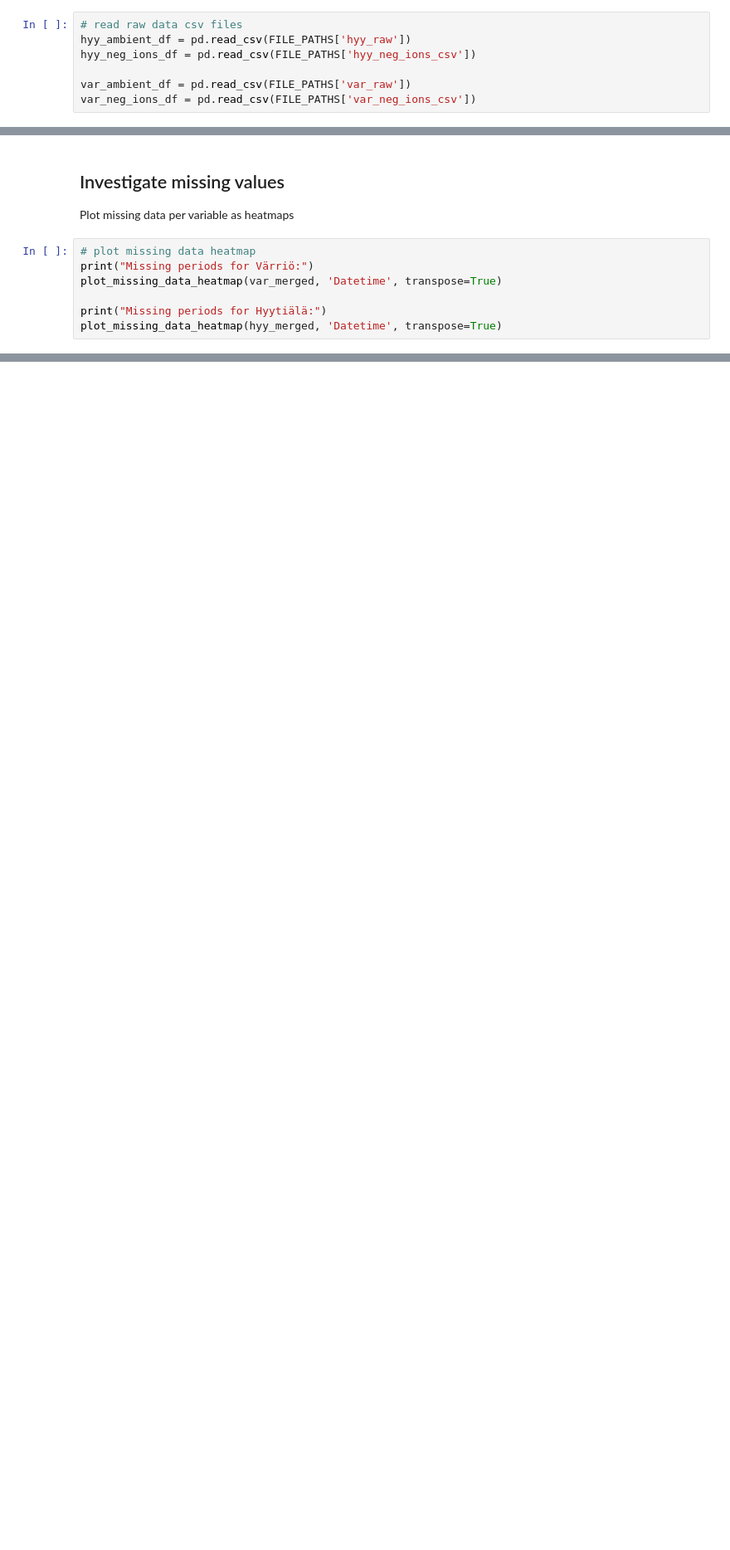
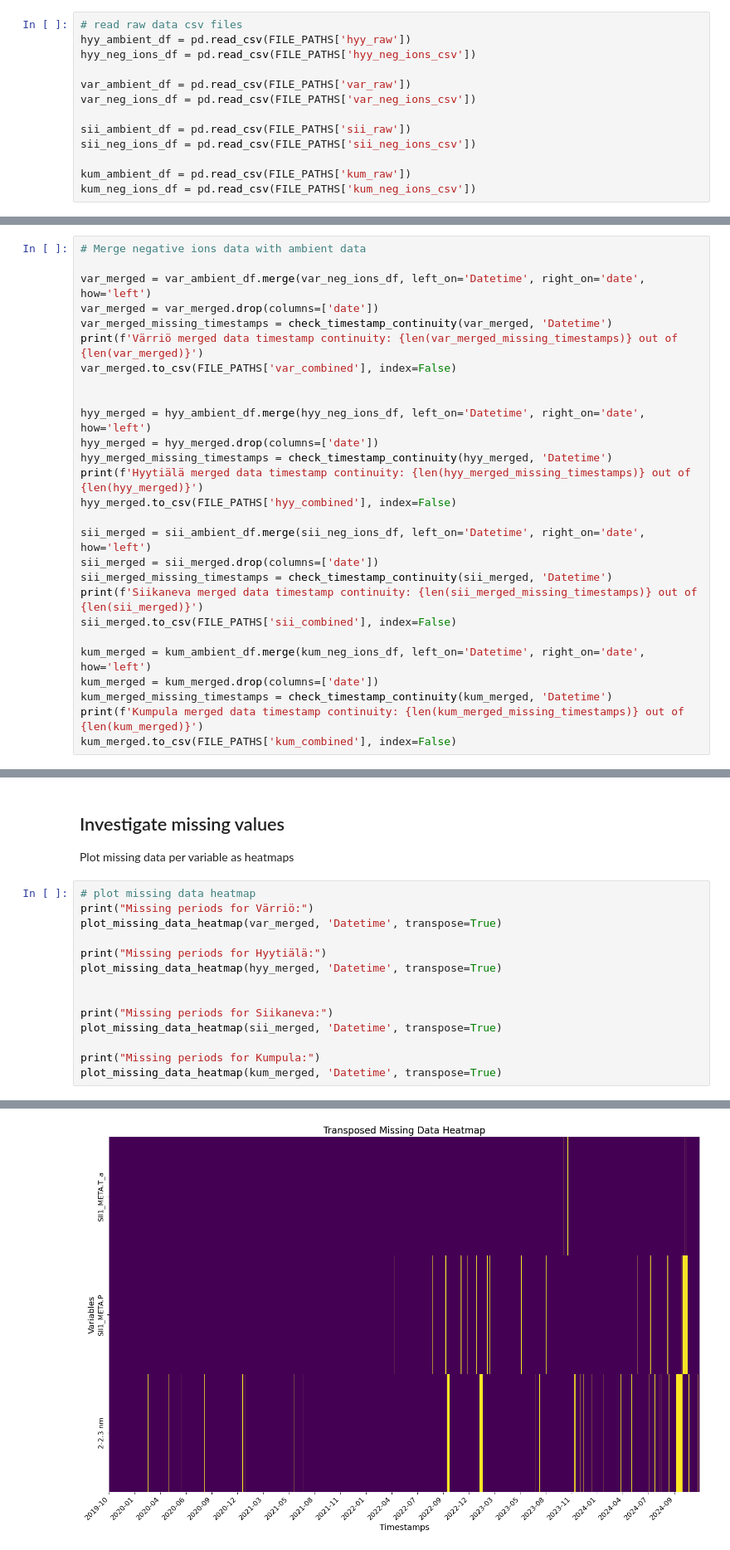
Before and after one commit to miahro/NegativeIons, a Jupyter notebook: src/preprocessing.ipynb, the cells around one changed output, grey strips where cells are left out. Shown at 83% size. Cells and saved outputs as stored; diff of their text form; blank space fills up the shorter version.

```diff
--- a/src/preprocessing.ipynb
+++ b/src/preprocessing.ipynb
@@ -27,6 +27,12 @@ hyy_neg_ions_df = pd.read_csv(FILE_PATHS['hyy_neg_ions_csv'])
 
 var_ambient_df = pd.read_csv(FILE_PATHS['var_raw'])
 var_neg_ions_df = pd.read_csv(FILE_PATHS['var_neg_ions_csv'])
+
+sii_ambient_df = pd.read_csv(FILE_PATHS['sii_raw'])
+sii_neg_ions_df = pd.read_csv(FILE_PATHS['sii_neg_ions_csv'])
+
+kum_ambient_df = pd.read_csv(FILE_PATHS['kum_raw'])
+kum_neg_ions_df = pd.read_csv(FILE_PATHS['kum_neg_ions_csv'])
 # %% [markdown]
 ##
 # %% [markdown]
@@ -110,0 +124,27 @@ Värriö merged data timestamp continuity: 0 out of 100943
+# %%
+# Merge negative ions data with ambient data
+
+var_merged = var_ambient_df.merge(var_neg_ions_df, left_on='Datetime', right_on='date', how='left')
+var_merged = var_merged.drop(columns=['date'])
+var_merged_missing_timestamps = check_timestamp_continuity(var_merged, 'Datetime')
+print(f'Värriö merged data timestamp continuity: {len(var_merged_missing_timestamps)} out of {len(var_merged)}')
+var_merged.to_csv(FILE_PATHS['var_combined'], index=False)
+
+
+hyy_merged = hyy_ambient_df.merge(hyy_neg_ions_df, left_on='Datetime', right_on='date', how='left')
+hyy_merged = hyy_merged.drop(columns=['date'])
+hyy_merged_missing_timestamps = check_timestamp_continuity(hyy_merged, 'Datetime')
+print(f'Hyytiälä merged data timestamp continuity: {len(hyy_merged_missing_timestamps)} out of {len(hyy_merged)}')
+hyy_merged.to_csv(FILE_PATHS['hyy_combined'], index=False)
+
+sii_merged = sii_ambient_df.merge(sii_neg_ions_df, left_on='Datetime', right_on='date', how='left')
+sii_merged = sii_merged.drop(columns=['date'])
+sii_merged_missing_timestamps = check_timestamp_continuity(sii_merged, 'Datetime')
+print(f'Siikaneva merged data timestamp continuity: {len(sii_merged_missing_timestamps)} out of {len(sii_merged)}')
+sii_merged.to_csv(FILE_PATHS['sii_combined'], index=False)
+
+kum_merged = kum_ambient_df.merge(kum_neg_ions_df, left_on='Datetime', right_on='date', how='left')
+kum_merged = kum_merged.drop(columns=['date'])
+kum_merged_missing_timestamps = check_timestamp_continuity(kum_merged, 'Datetime')
+print(f'Kumpula merged data timestamp continuity: {len(kum_merged_missing_timestamps)} out of {len(kum_merged)}')
+kum_merged.to_csv(FILE_PATHS['kum_combined'], index=False)
@@ -119,6 +164,13 @@ plot_missing_data_heatmap(var_merged, 'Datetime', transpose=True)
 
 print("Missing periods for Hyytiälä:")
 plot_missing_data_heatmap(hyy_merged, 'Datetime', transpose=True)
+
+
+print("Missing periods for Siikaneva:")
+plot_missing_data_heatmap(sii_merged, 'Datetime', transpose=True)
+
+print("Missing periods for Kumpula:")
+plot_missing_data_heatmap(kum_merged, 'Datetime', transpose=True)
 # %% [output]
 Missing periods for Värriö:
 [figure]
@@ -126,0 +180 @@ Missing periods for Hyytiälä:
+[figure, added]
```
Also changed, not shown: parts of 11 cells of this notebook, 1 other file.
